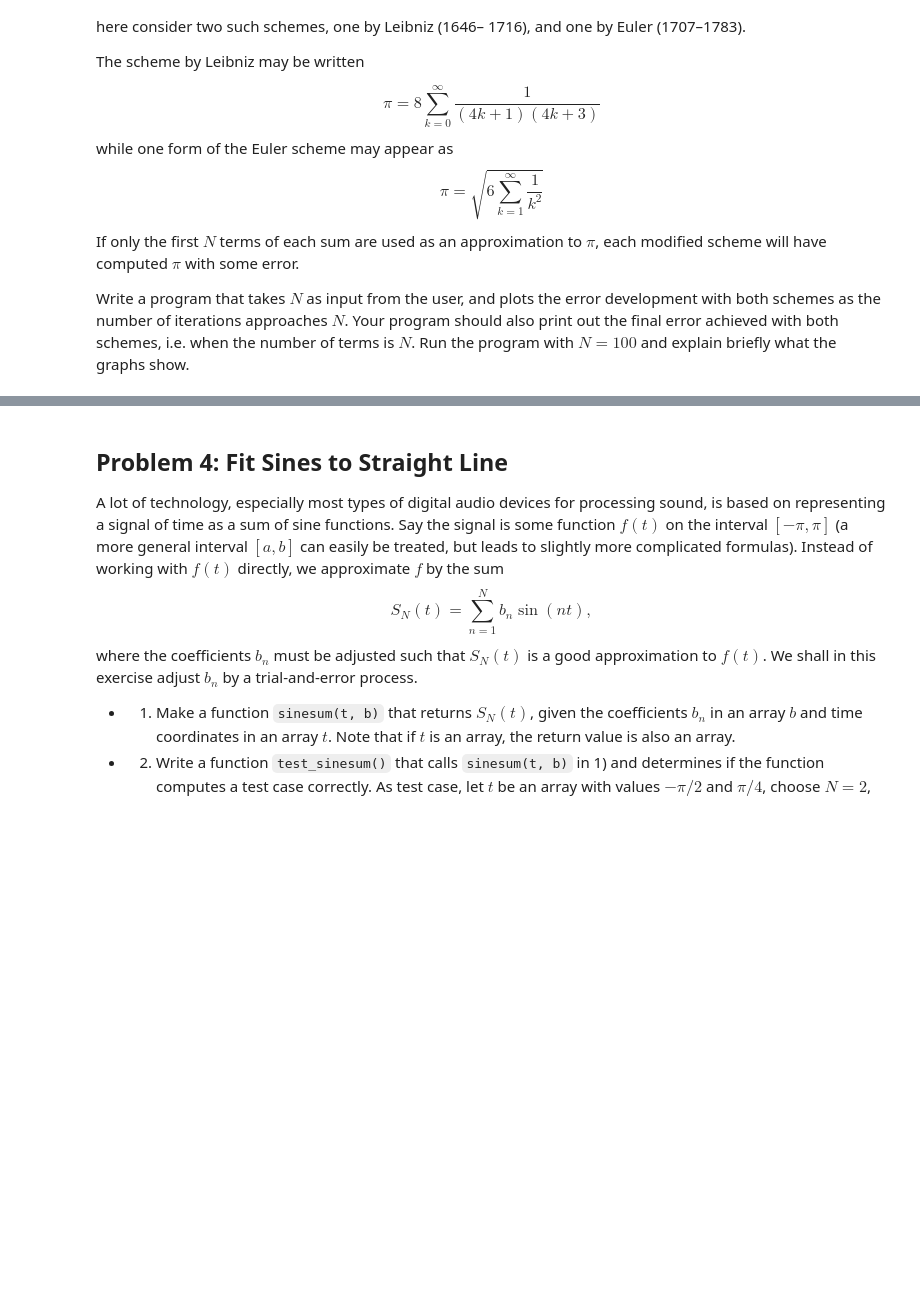
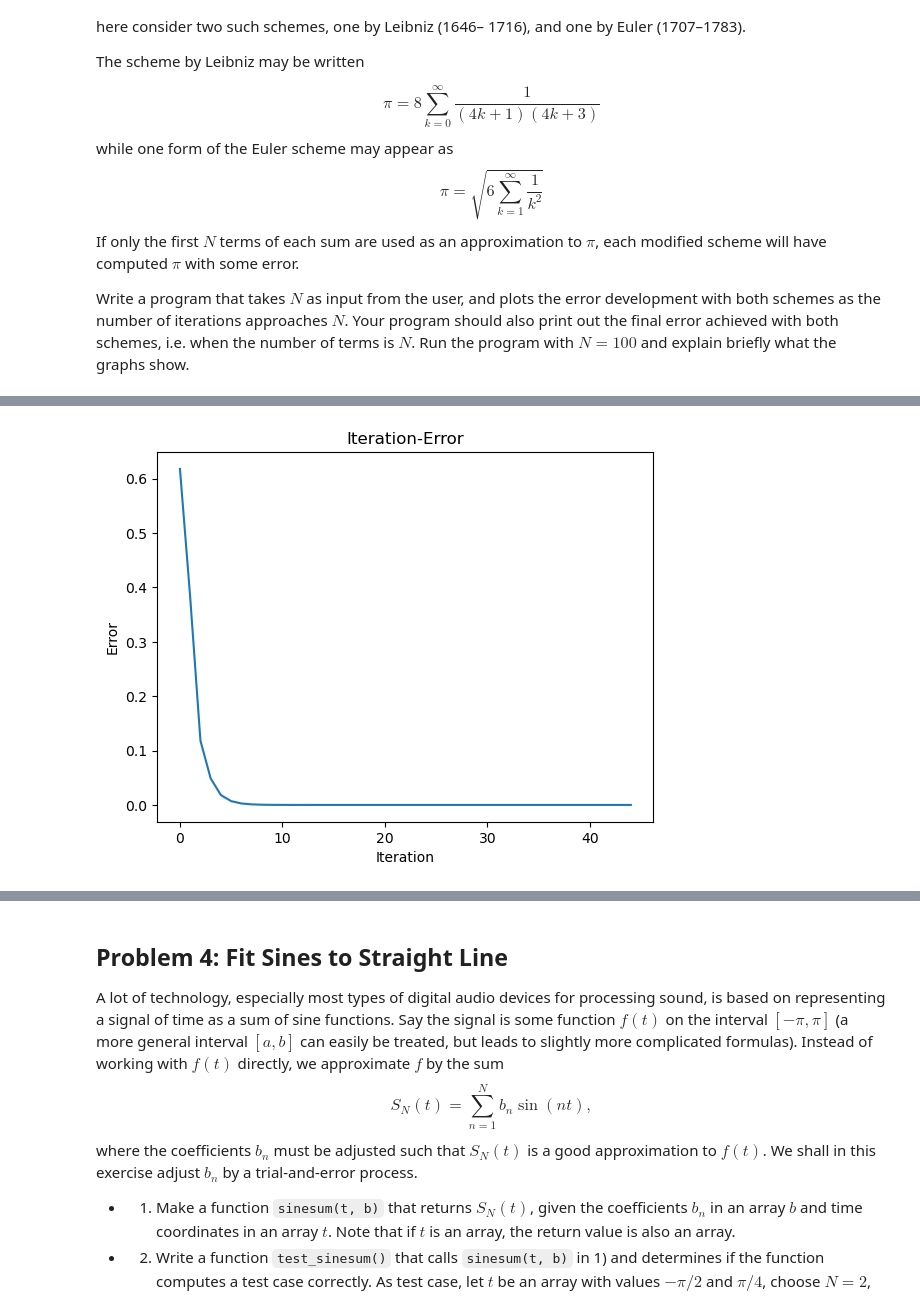
Before and after one commit to SEU-guojunye/Python_class, a Jupyter notebook: homework/hw01.ipynb, the cells around one changed output, grey strips where cells are left out. Saved outputs shown, nothing was run; the diff lists cells and outputs as text; code cells hidden in the pictures; blank space fills up the shorter version.

```diff
--- a/homework/hw01.ipynb
+++ b/homework/hw01.ipynb
@@ -67,0 +168,21 @@ $$
+# %%
+# b)
+# 在函数后添加代码
+from matplotlib.pyplot import *
+N=46#超过46时上溢
+Fib=FibonacciN(N)
+ErrorRatio=zeros(N-1)#比生成的数列的项数少一
+n=0
+while n<N-1:#注意边界
+    ErrorRatio[n]=Fib[n+1]/Fib[n]
+    n+=1
+ErrorRatio=abs(ErrorRatio-(1+5**0.5)/2)
+nVals=array(range(N-1))#0-(N-2)的向量
+figure()
+title("Iteration-Error")
+xlabel("Iteration")
+ylabel("Error")
+plot(nVals,ErrorRatio[nVals])
+show()
+# %% [output]
+[figure, added]
```
Also changed, not shown: parts of 18 cells of this notebook.
